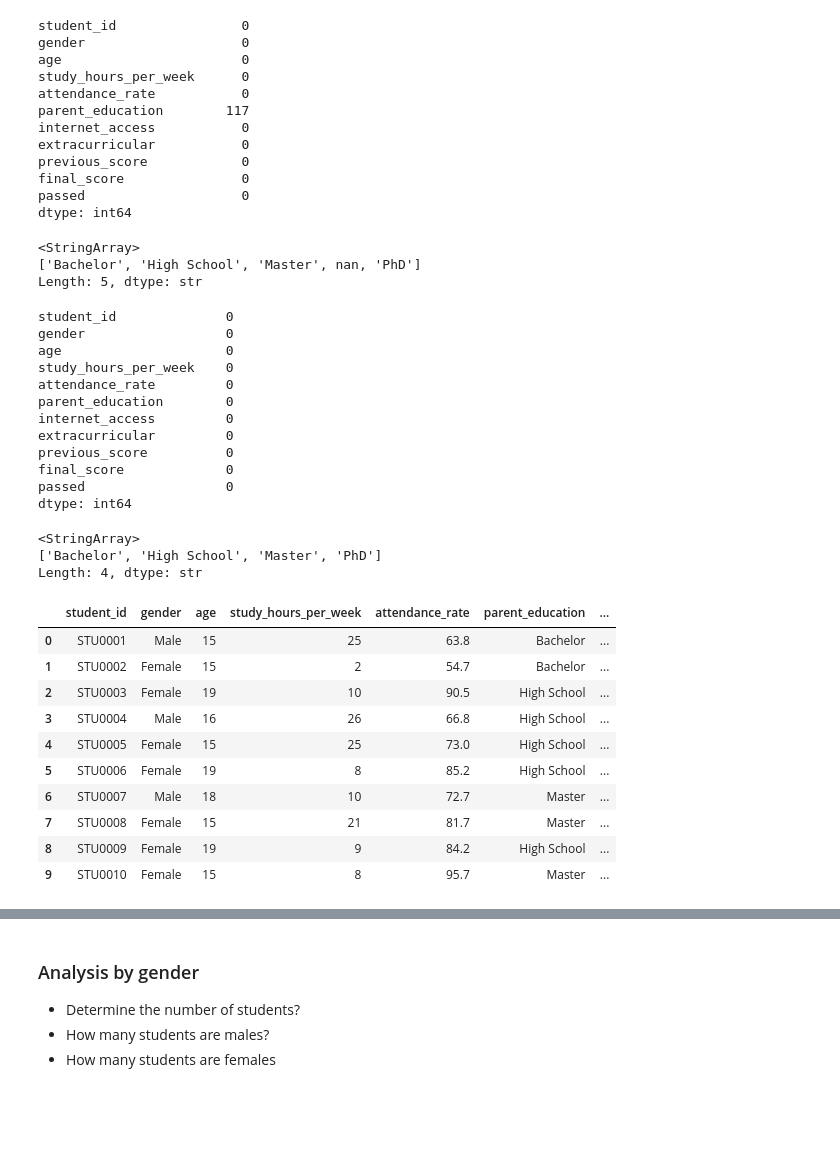
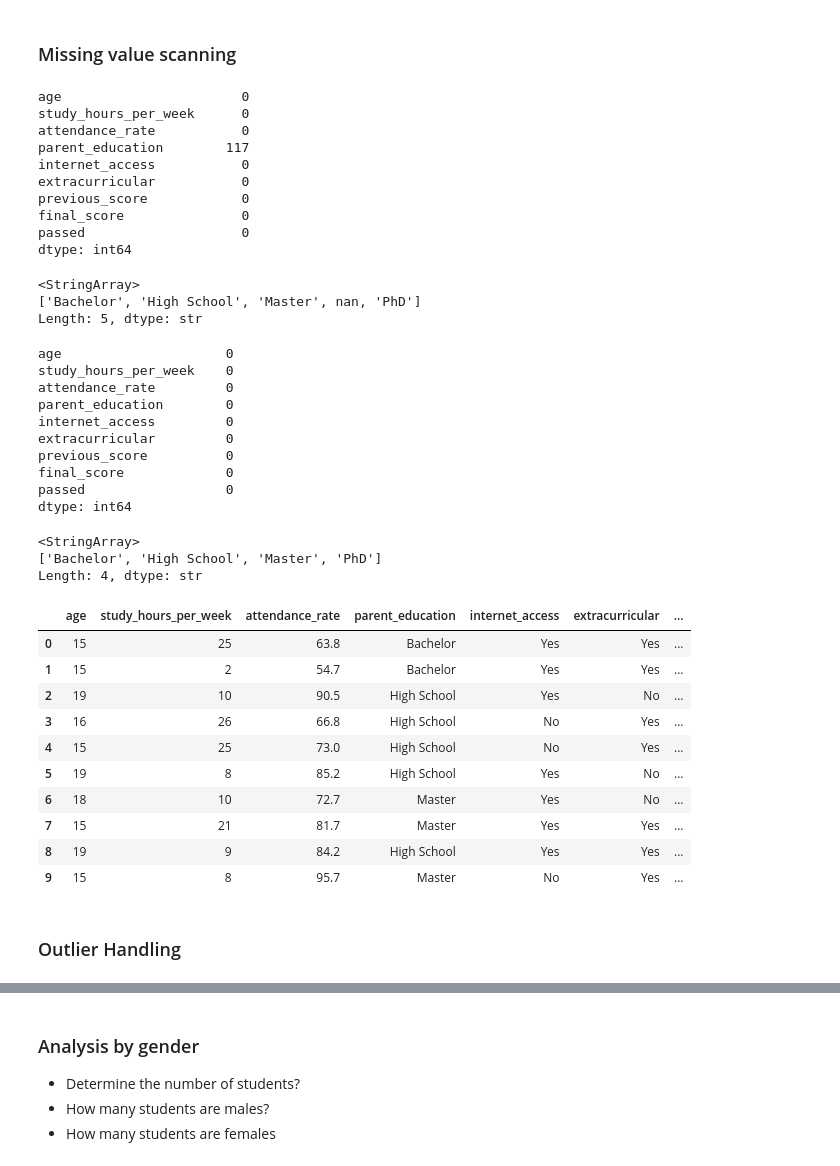
Before and after one commit to raymakoko/Student_Performance_Analyzer, a Jupyter notebook: notebooks/cleaningdata.ipynb, the cells around one changed output, grey strips where cells are left out. Drawn from its saved outputs; the diff is of its cells as text; code cells hidden in the pictures; blank space fills up the shorter version.

Commit message:
updating cleaning data
cleaning data step by step

```diff
--- a/notebooks/cleaningdata.ipynb
+++ b/notebooks/cleaningdata.ipynb
@@ -6,6 +5,7 @@
 # %%
 import pandas as pd
-import numpy as np  # na_values=['None', 'NULL', ''] preventing automatic conversion of 'None', 'NULL', and empty strings to NaN
-student_performance_df = pd.read_csv('../data/student_performance.csv' #keep_default_na=False  # preventing automatic conversion of 'None', 'NULL', and empty strings to NaN
+import numpy as np
+import seaborn as sns
+import matplotlib.pyplot as plt
+df = pd.read_csv('../data/student_performance.csv'  # na_values=['None', 'NULL', ''] preventing automatic conversion of 'None', 'NULL', and empty strings to NaN #keep_default_na=False  # preventing automatic conversion of 'None', 'NULL', and empty strings to NaN
 )
-student_performance_df.head(10)
@@ -24,2 +51,3 @@ student_performance_df.head(10)
 # %%
-student_performance_df.dtypes
+# remove student_id  because it does not contain predictive patterns
+df = df.drop(df.columns[0], axis=1) # preferable when columns are not responding to df.drop(columns=[''], axis=1, inplace=True)
@@ -39,8 +64,8 @@ dtype: object
+# %% [markdown]
+### Missing value scanning
 # %%
-student_performance_df.isna().sum()
+df.isna().sum()
 # %% [output]
-student_id                0
-gender                    0
 age                       0
 study_hours_per_week      0
 attendance_rate           0
@@ -58,12 +84,13 @@ student_performance_df["parent_education"].unique()
 ['Bachelor', 'High School', 'Master', nan, 'PhD']
 Length: 5, dtype: str
 # %%
-student_performance_df["parent_education"]=student_performance_df["parent_education"].fillna(student_performance_df["parent_education"].mode()[0])
+#Being a categorical columns(age, parent education internet access) we used mode to fill the missing value
+# if it was  continuous coulmns (age, studyhoursperweek, attendancerate) we use median to fill the missing value
+# if it was a performance metics (previous score, final score ) we use mean to fill the missing value
+df["parent_education"]=df["parent_education"].fillna(df["parent_education"].mode()[0])
 # %%
-student_performance_df.isna().sum()
+df.isna().sum()
 # %% [output]
-student_id              0
-gender                  0
 age                     0
 study_hours_per_week    0
 attendance_rate         0
@@ -81,16 +108,18 @@ student_performance_df["parent_education"].unique()
 ['Bachelor', 'High School', 'Master', 'PhD']
 Length: 4, dtype: str
 # %%
-student_performance_df.head(10)
+df.head(10)
 # %% [output]
-|  | student_id | gender | age | study_hours_per_week | attendance_rate | parent_education | ... |
-| 0 | STU0001 | Male | 15 | 25 | 63.8 | Bachelor | ... |
-| 1 | STU0002 | Female | 15 | 2 | 54.7 | Bachelor | ... |
-| 2 | STU0003 | Female | 19 | 10 | 90.5 | High School | ... |
-| 3 | STU0004 | Male | 16 | 26 | 66.8 | High School | ... |
-| 4 | STU0005 | Female | 15 | 25 | 73.0 | High School | ... |
-| 5 | STU0006 | Female | 19 | 8 | 85.2 | High School | ... |
-| 6 | STU0007 | Male | 18 | 10 | 72.7 | Master | ... |
-| 7 | STU0008 | Female | 15 | 21 | 81.7 | Master | ... |
-| 8 | STU0009 | Female | 19 | 9 | 84.2 | High School | ... |
-| 9 | STU0010 | Female | 15 | 8 | 95.7 | Master | ... |
+|  | age | study_hours_per_week | attendance_rate | parent_education | internet_access | extracurricular | ... |
+| 0 | 15 | 25 | 63.8 | Bachelor | Yes | Yes | ... |
+| 1 | 15 | 2 | 54.7 | Bachelor | Yes | Yes | ... |
+| 2 | 19 | 10 | 90.5 | High School | Yes | No | ... |
+| 3 | 16 | 26 | 66.8 | High School | No | Yes | ... |
+| 4 | 15 | 25 | 73.0 | High School | No | Yes | ... |
+| 5 | 19 | 8 | 85.2 | High School | Yes | No | ... |
+| 6 | 18 | 10 | 72.7 | Master | Yes | No | ... |
+| 7 | 15 | 21 | 81.7 | Master | Yes | Yes | ... |
+| 8 | 19 | 9 | 84.2 | High School | Yes | Yes | ... |
+| 9 | 15 | 8 | 95.7 | Master | No | Yes | ... |
+# %% [markdown]
+### Outlier Handling
```
Also changed, not shown: parts of 14 cells of this notebook.
